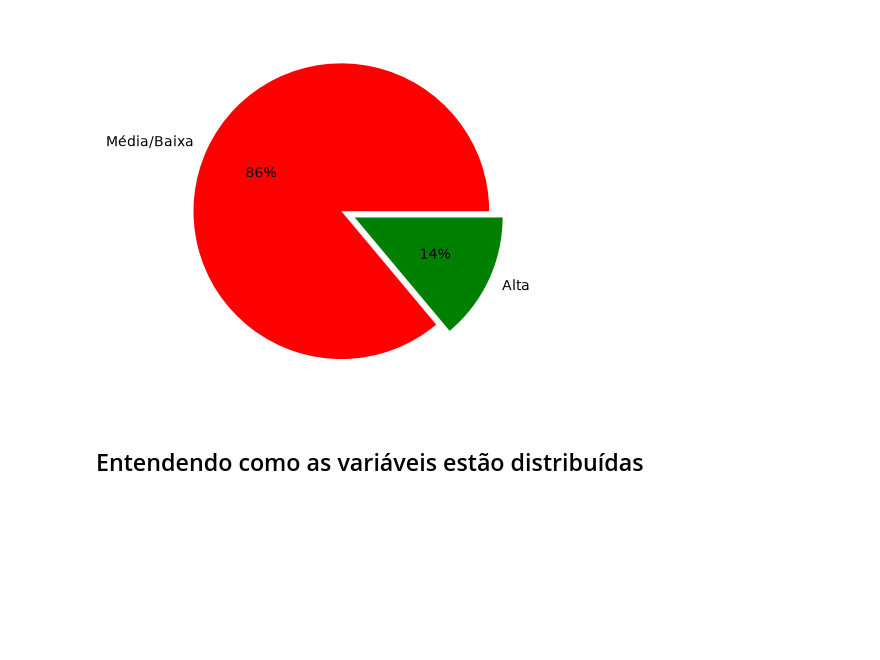
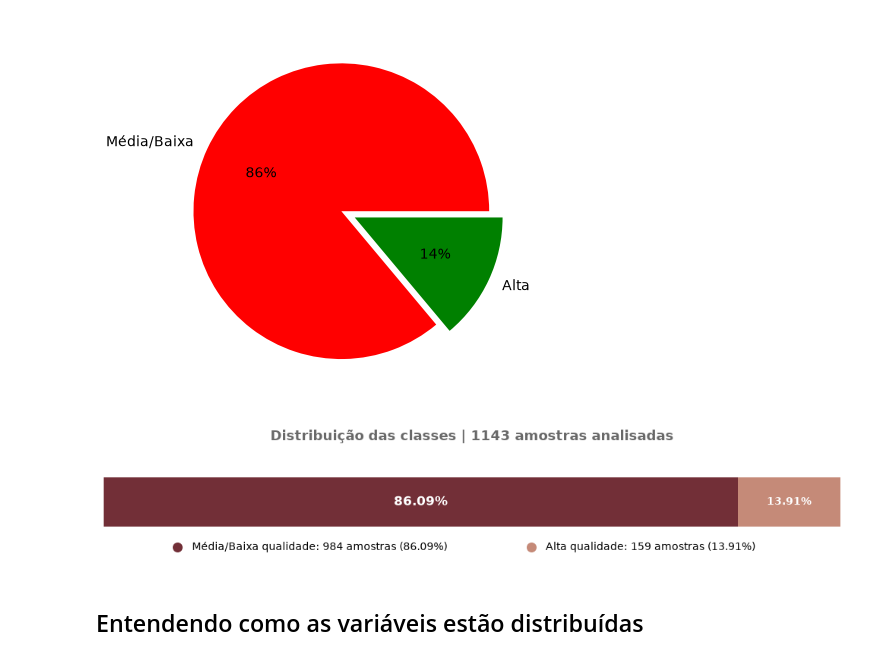
Before and after one commit to kamiikg/wine-quality-classification, a Jupyter notebook: notebooks/analise_wine_quality_classification.ipynb, the cells around one changed output. Saved outputs shown, nothing was run; the diff lists cells and outputs as text; code cells hidden in the pictures; blank space fills up the shorter version.

Commit message:
Elaboração do relatório executivo e gráficos para apresentação

```diff
--- a/notebooks/analise_wine_quality_classification.ipynb
+++ b/notebooks/analise_wine_quality_classification.ipynb
@@ -176,6 +192,67 @@ plt.pie(df_wine['quality_classification'].value_counts(), labels=categorias, aut
 plt.show()
 # %% [output]
 [figure]
+# %%
+# Gráfico para o relatório executivo
+
+# Contagem e percentual de cada classe
+contagem = df_wine['quality_classification'].value_counts().reindex([0, 1], fill_value=0)
+percentual = contagem / contagem.sum() * 100
+
+# Cores das classes (cores que remetam a vinho)
+cor_classe_0 = '#722F37'  # Bordô
+cor_classe_1 = '#C58A78'  # Rosé queimado
+
+# Criando o gráfico
+fig, ax = plt.subplots(figsize=(10, 2))
+
+# Barra horizontal empilhada
+ax.barh(0, percentual[0],                     color=cor_classe_0, height=0.35)
+ax.barh(0, percentual[1], left=percentual[0], color=cor_classe_1, height=0.35)
+
+# Percentuais dentro das barras
+ax.text(
+    percentual[0] / 2, 0,
+    f'{percentual[0]:.2f}%',
+    ha='center', va='center', color='white', fontsize=12, fontweight='bold'
+)
+
+ax.text(
+    percentual[0] + percentual[1] / 2, 0,
+    f'{percentual[1]:.2f}%',
+    ha='center', va='center', color='white', fontsize=10, fontweight='bold'
+)
+
+# Título
+ax.set_title(
+    f'Distribuição das classes | {contagem.sum():} amostras analisadas',
+    loc='center', color='#696969', fontsize=13, fontweight='bold', pad=5
+)
+
+# Removendo elementos dos eixos
+ax.set_xlim(0, 100)
+ax.set_ylim(-0.4, 0.4)
+ax.axis('off')
+
+# Legenda manual
+ax.scatter(10, -0.32, color=cor_classe_0, s=70, clip_on=False)
+ax.text(
+    12, -0.32,
+    f'Média/Baixa qualidade: {contagem[0]} amostras ({percentual[0]:.2f}%)',
+    va='center', fontsize=10
+)
+
+ax.scatter(58, -0.32, color=cor_classe_1, s=70, clip_on=False)
+ax.text(
+    60, -0.32,
+    f'Alta qualidade: {contagem[1]} amostras ({percentual[1]:.2f}%)',
+    va='center', fontsize=10
+)
+
+plt.tight_layout()
+plt.show()
+# %% [output]
+[figure, added]
 # %% [markdown]
 ## Entendendo como as variáveis estão distribuídas
 # %%
```
Also changed, not shown: parts of 21 cells of this notebook, 7 other files.
